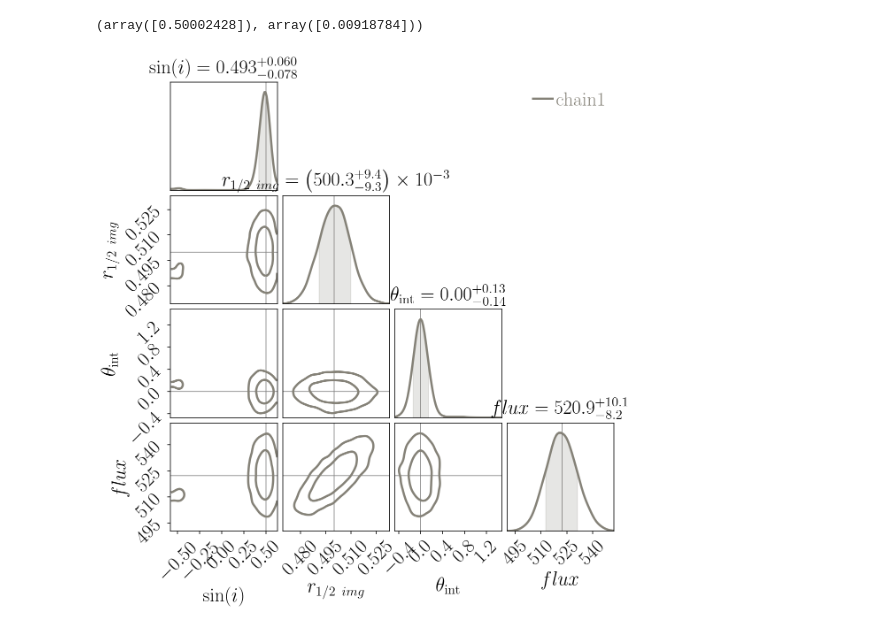
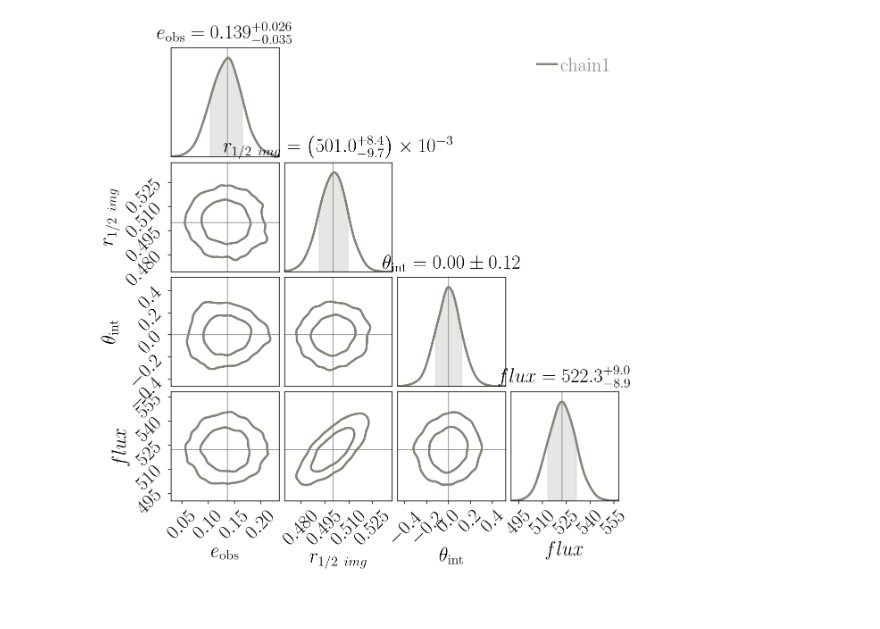
Before and after one commit to KinematicLensing/BinnedFit, a Jupyter notebook: notebook/[demo] ImageFit.ipynb, the cells around one changed output. Cells and saved outputs as stored; diff of their text form; code cells hidden in the pictures.

```diff
--- a/notebook/[demo] ImageFit.ipynb
+++ b/notebook/[demo] ImageFit.ipynb
@@ -117 +76,3 @@ data_info = TF.gen_mock_data(noise_mode=0)
+# %%
+dataInfo = gen_mock_tfCube(pars, 'Halpha', slits='major', noise_mode=0)
 # %%
@@ -123,0 +84,4 @@ ImFit = ImageFit(data_info=data_info, active_par_key=['sini', 'r_hl_image', 'the
+# %%
+ImFit = ImageFit(image=dataInfo['image'], par_init = dataInfo['par_fid'])
+# %%
+chainInfo = ImFit.run_MCMC(Nwalker=50, Nsteps=1000, active_par_key=['e_obs', 'r_hl_image', 'theta_int', 'flux'], par_fix={'g1':0., 'g2':0.})
@@ -124,6 +90,6 @@ ImFit = ImageFit(data_info=data_info, active_par_key=['sini', 'r_hl_image', 'the
 # %%
 active_par_test = np.zeros(len(ImFit.active_par_key))
 for j, item in enumerate(ImFit.active_par_key):
-    active_par_test[j] = ImFit.par_fid[item]
+    active_par_test[j] = ImFit.par_init[item]
 active_par_test
 # %% [output]
@@ -144,7 +121,3 @@ Total MCMC time (mins): 3.7000435471534727
-# %%
-Chain_Image.par_bestfit(select_par_key=['r_hl_image'], statistics='max', mode=1)
-# %% [output]
-(array([0.50002428]), array([0.00918784]))
 # %%
 from chainconsumer import ChainConsumer
 
@@ -165,33 +138,33 @@ lightgray   = "#CDCDCD"
 Nchains = 1
 colors = [gray, lightblue, red, yellow, blue, yellowgreen, green, green, black]
 lines = ["-", '--', "--", "-.", '-', ":", "--", ':']
 
 statistics="max"
 
-select_par_key = ['sini','r_hl_image','theta_int','flux']
+select_par_key = ['e_obs','r_hl_image','theta_int','flux']
 
 parID1,parName1,par_x1 = Chain_Image.select_par_info(select_par_key)
 
 c = ChainConsumer()
 c.add_chain(Chain_Image.chain[:, parID1], parameters=parName1 ,name="$\mathrm{chain1}$")
 
 
 c.configure(linewidths=2.5,sigmas=np.array([0,1,2]),bins=0.5,sigma2d=False,label_font_size=22,tick_font_size=22
             ,colors=colors
             ,shade=[False]*Nchains
             ,statistics=statistics,summary=True
             ,linestyles=lines
             ,shade_gradient=[0]*Nchains
             ,bar_shade=[True]*Nchains)
 
 
 c.configure_truth(color="gray",lw=1,ls="-",alpha=0.8, zorder=-1)
-truth_pt = [data_info['par_fid'][item] for item in ImFit.active_par_key]
+truth_pt = [Chain_Image.par_fid[item] for item in ImFit.active_par_key]
 fig = c.plotter.plot(legend=True, truth=truth_pt) #, truth=par_x1
 
 fig.subplots_adjust(left=0.12, right=0.99, bottom=0.11, top=0.99)
 
 fig.set_size_inches(2 + fig.get_size_inches())
 fig.savefig("fig1.pdf", transparent=True)
 # %% [output]
-[figure, old version]
+[figure, new version]
```
Also changed, not shown: parts of 11 cells of this notebook, 9 other files.
